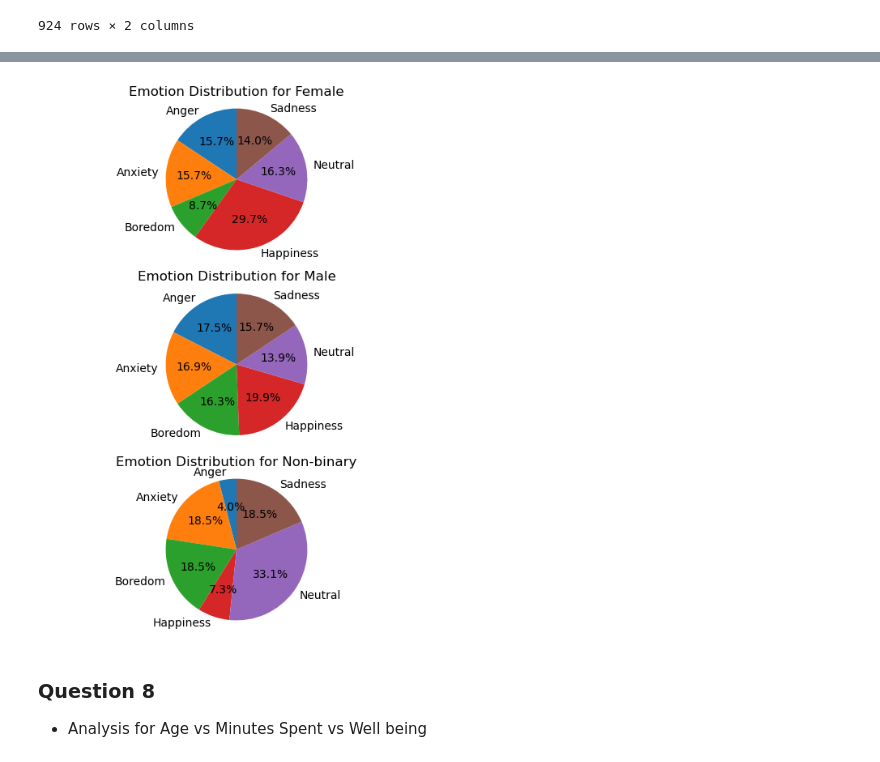
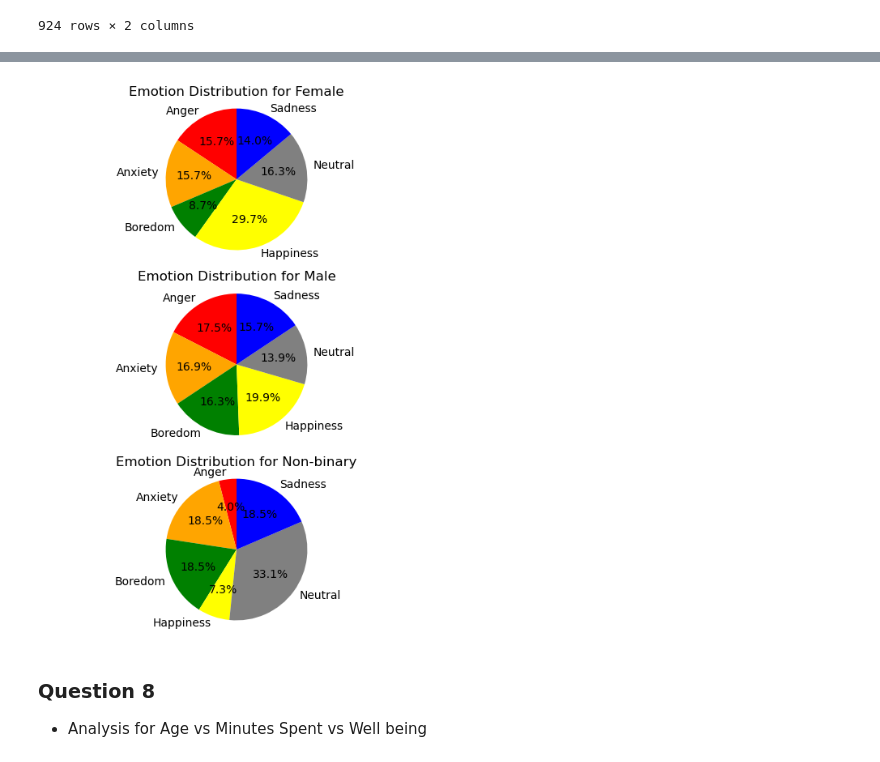
Before and after one commit to cindyd97/Analyzing-Social-Media-And-Emotions, a Jupyter notebook: Jennifer's_work/analysis.ipynb, the cells around one changed output, grey strips where cells are left out. Cells and saved outputs as stored; diff of their text form; code cells hidden in the pictures.

```diff
--- a/Jennifer's_work/analysis.ipynb
+++ b/Jennifer's_work/analysis.ipynb
@@ -57,21 +101,29 @@ plt.show()
 # %%
-# Create a contingency table for Gender and Dominant Emotion
+# Pie chart image with all 3 genders :)
+
+#  Create a contingency table for Gender and Dominant Emotion
 contingency_table = pd.crosstab(social_data['Dominant_Emotion'], social_data['Gender'])
 
 # Plot a pie chart for the distribution of emotions for each gender
 plt.figure(figsize=(5, 7))  # Adjusting the figure size for vertical layout
 
 # Plotting the pie chart for each gender's emotion distribution
 for idx, gender in enumerate(contingency_table.columns):
     plt.subplot(len(contingency_table.columns), 1, idx + 1)  # Adjusting subplot for vertical layout
-    plt.pie(contingency_table[gender], labels=contingency_table.index, autopct='%1.1f%%', startangle=90)
+
+    # Extract counts for each emotion and corresponding colors
+    sizes = contingency_table[gender]
+    labels = contingency_table.index
+    colors = [emotion_colors.get(emotion, 'grey') for emotion in labels]  # Use defined colors or default to grey
+
+    plt.pie(sizes, labels=labels, colors=colors, autopct='%1.1f%%', startangle=90)
     plt.title(f'Emotion Distribution for {gender}')
     plt.axis('equal')  # Equal aspect ratio ensures the pie chart is circular.
 
 plt.tight_layout()
 plt.show()
 # %% [output]
-[figure, old version]
+[figure, new version]
 # %% [markdown]
 ### Question 8
 * Analysis for Age vs Minutes Spent vs Well being
```
Also changed, not shown: parts of 21 cells of this notebook, 2 other files.
